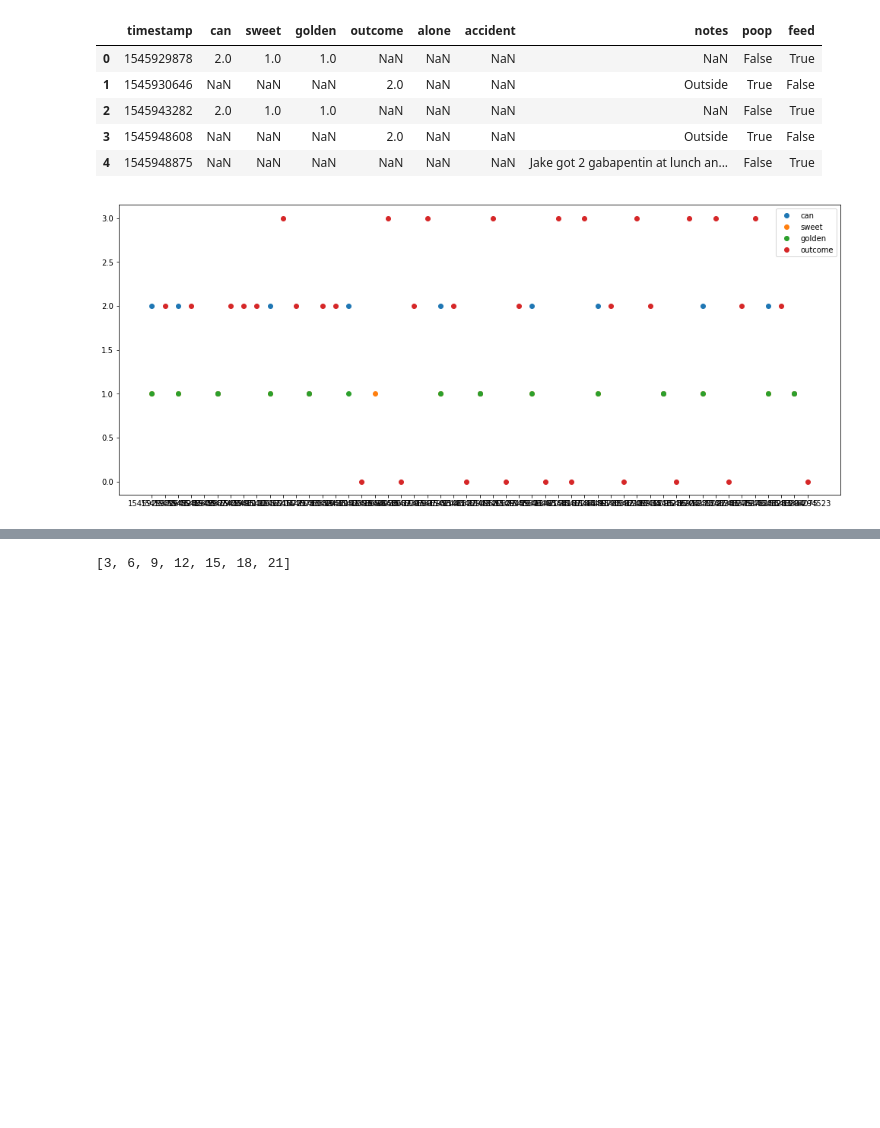
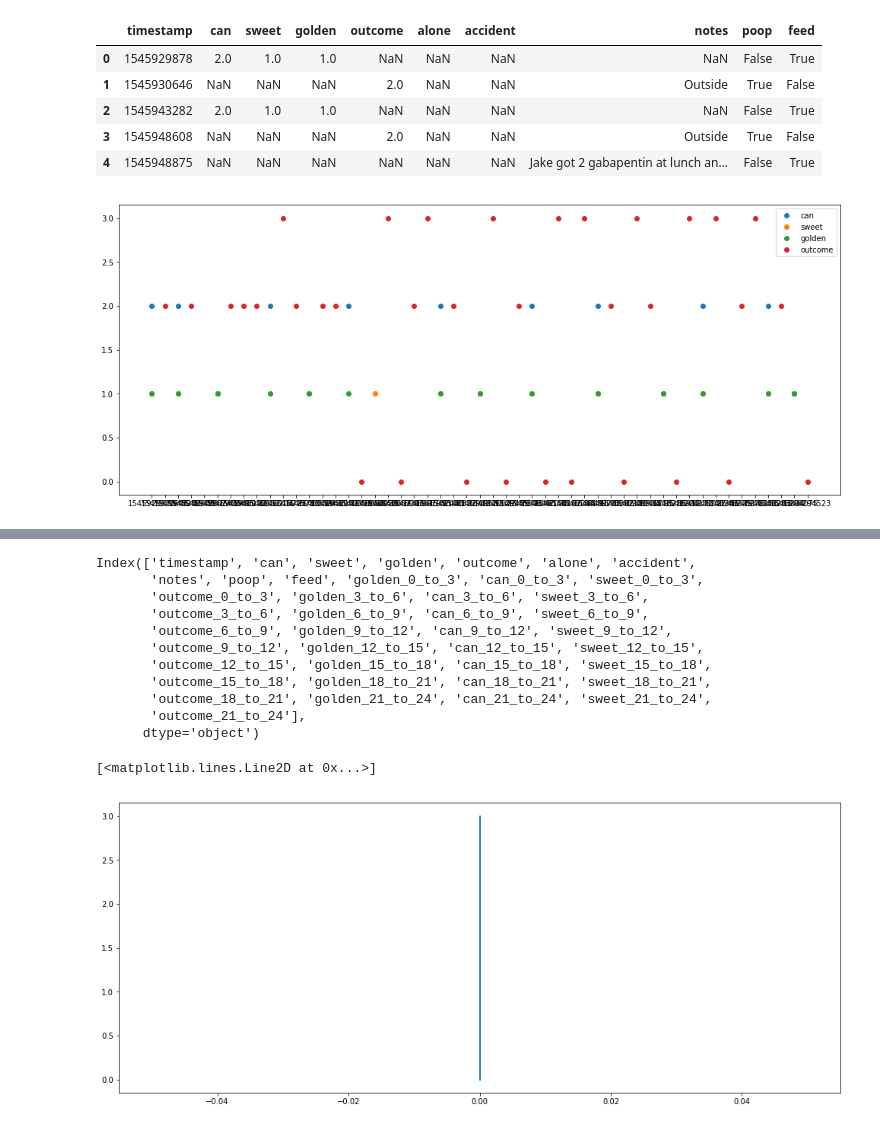
Before and after one commit to MyYo/kaklassifier, a Jupyter notebook: poop1.ipynb, the cells around one changed output, grey strips where cells are left out. Cells and saved outputs as stored; diff of their text form; code cells hidden in the pictures; blank space fills up the shorter version.

Commit message:
add time of day and fix bug in custom span

```diff
--- a/poop1.ipynb
+++ b/poop1.ipynb
@@ -68,0 +60,25 @@ df = ddf
+# %%
+def accumulate_pastdata(df, hours_ago=24, span=3):
+    x = 0; y = 0
+    df = df.sort_values(by='timestamp')
+    for index, row in df.iterrows():
+        if not row.poop:
+            continue
+        dt = datetime.fromtimestamp(row.timestamp)
+        df.loc[index, 'hour_of_day'] = dt.hour
+        for h in range(span, hours_ago + span, span):
+            start = row.timestamp - (h * 3600)
+            end = row.timestamp - (h - span) * 3600
+            ddf = df[(df.timestamp > start) & (df.timestamp < end)]
+            s = ddf.sum()
+            start_str = h - span
+            end_str = h
+            df.loc[index, 'golden_{}_to_{}'.format(start_str, end_str)] = s.golden
+            df.loc[index, 'can_{}_to_{}'.format(start_str, end_str)] = s.can
+            df.loc[index, 'sweet_{}_to_{}'.format(start_str, end_str)] = s.sweet
+            df.loc[index, 'outcome_{}_to_{}'.format(start_str, end_str)] = s.outcome
+    return df
+
+
+ddf = accumulate_pastdata(df.copy())
+ddf.head()
@@ -69,6 +93,21 @@ df = ddf
 # %%
 ddf.to_csv('Data/Data1.processed.csv')
-# %%
-[x for x in range(3, 24, 3)]
-# %% [output]
-[3, 6, 9, 12, 15, 18, 21]
+# %%
+plt.figure(figsize=(17, 7))
+print(ddf.columns)
+pdf = ddf[ddf.poop == True]
+plt.plot(pdf.sweet_0_to_3, pdf.outcome)
+# %% [output]
+Index(['timestamp', 'can', 'sweet', 'golden', 'outcome', 'alone', 'accident',
+       'notes', 'poop', 'feed', 'golden_0_to_3', 'can_0_to_3', 'sweet_0_to_3',
+       'outcome_0_to_3', 'golden_3_to_6', 'can_3_to_6', 'sweet_3_to_6',
+       'outcome_3_to_6', 'golden_6_to_9', 'can_6_to_9', 'sweet_6_to_9',
+       'outcome_6_to_9', 'golden_9_to_12', 'can_9_to_12', 'sweet_9_to_12',
+       'outcome_9_to_12', 'golden_12_to_15', 'can_12_to_15', 'sweet_12_to_15',
+       'outcome_12_to_15', 'golden_15_to_18', 'can_15_to_18', 'sweet_15_to_18',
+       'outcome_15_to_18', 'golden_18_to_21', 'can_18_to_21', 'sweet_18_to_21',
+       'outcome_18_to_21', 'golden_21_to_24', 'can_21_to_24', 'sweet_21_to_24',
+       'outcome_21_to_24'],
+      dtype='object')
+[<matplotlib.lines.Line2D at 0x...>]
+[figure, added]
```
Also changed, not shown: parts of 3 cells of this notebook, 1 other file.
